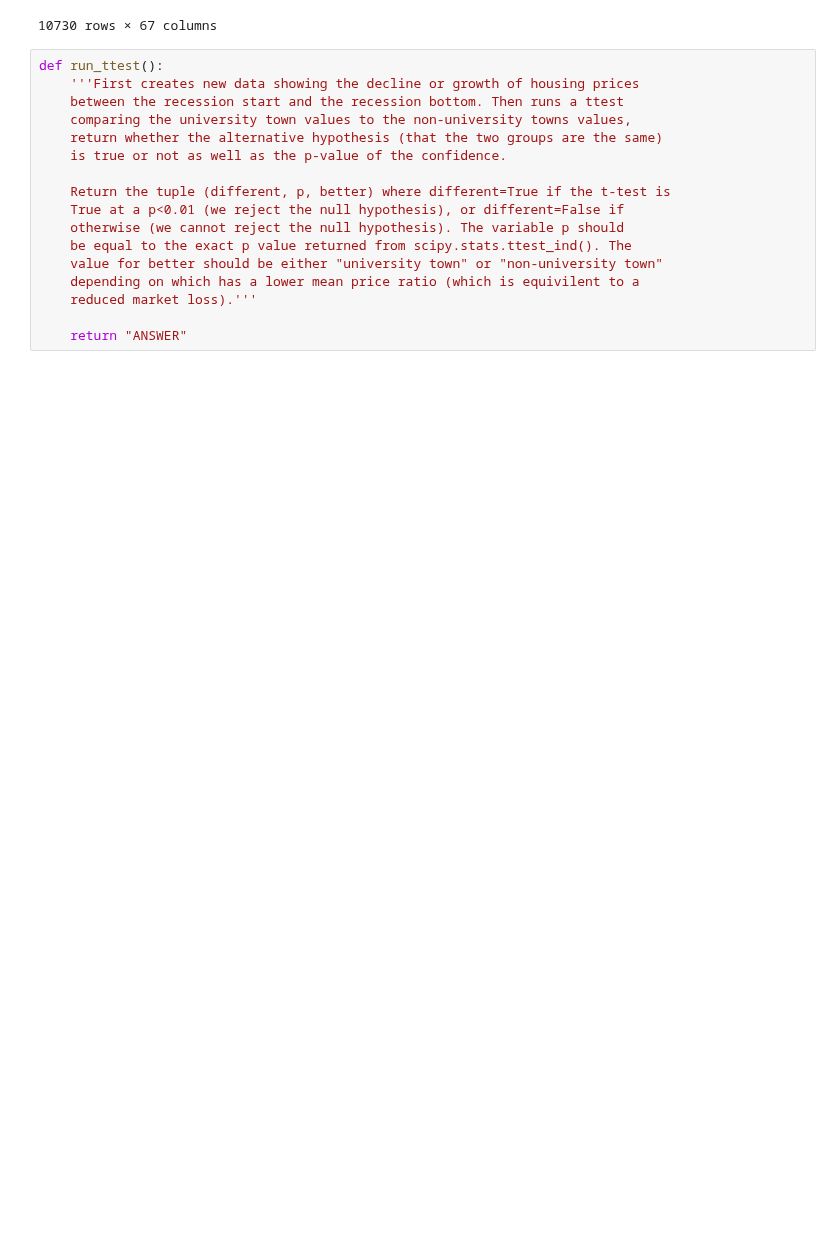
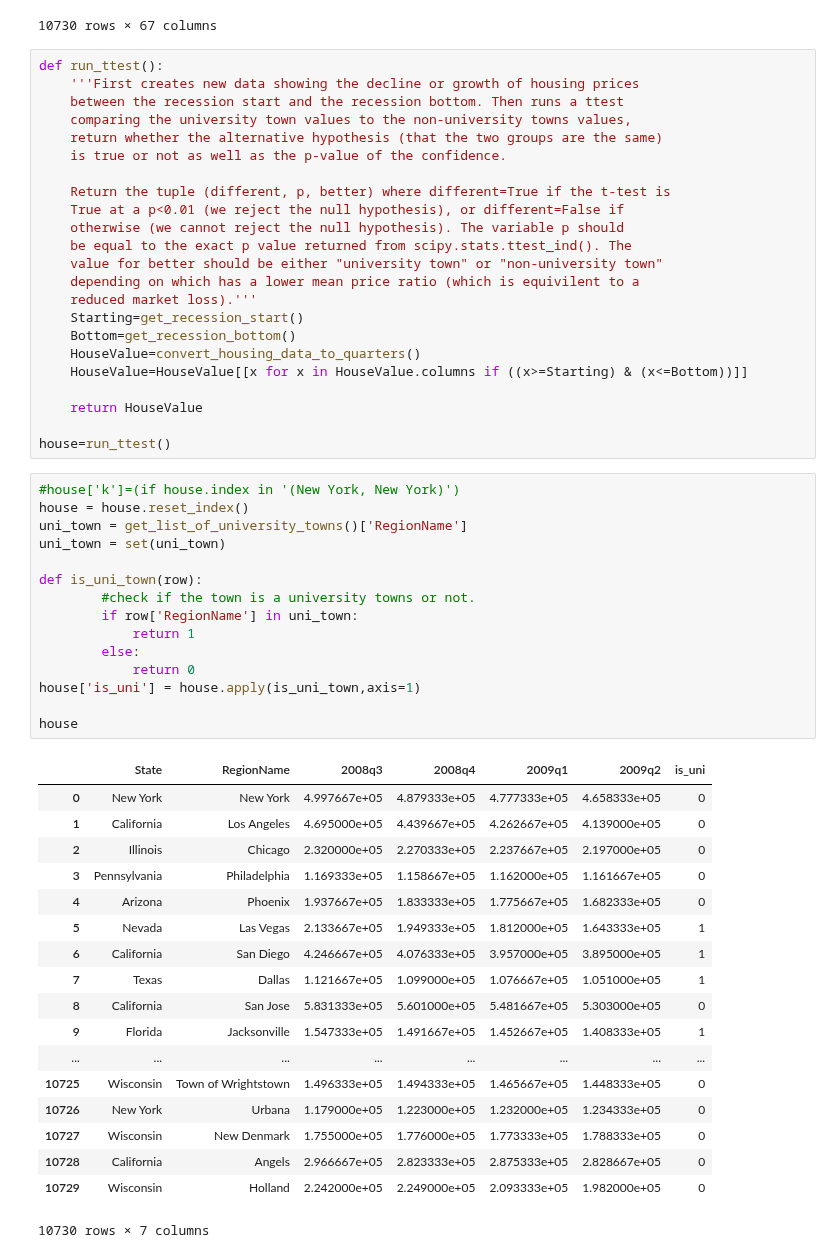
Before and after one commit to EnzoCalogero/Python_DataScience, a Jupyter notebook: course1/Assignment 4.ipynb, the cells around one changed output. Drawn from its saved outputs; the diff is of its cells as text; blank space fills up the shorter version.

```diff
--- a/course1/Assignment 4.ipynb
+++ b/course1/Assignment 4.ipynb
@@ -243,5 +243,45 @@ def run_ttest():
     value for better should be either "university town" or "non-university town"
     depending on which has a lower mean price ratio (which is equivilent to a
     reduced market loss).'''
+    Starting=get_recession_start()
+    Bottom=get_recession_bottom()
+    HouseValue=convert_housing_data_to_quarters()
+    HouseValue=HouseValue[[x for x in HouseValue.columns if ((x>=Starting) & (x<=Bottom))]]
 
-    return "ANSWER"
+    return HouseValue
+
+house=run_ttest()
+# %%
+#house['k']=(if house.index in '(New York, New York)')
+house = house.reset_index()
+uni_town = get_list_of_university_towns()['RegionName']
+uni_town = set(uni_town)
+
+def is_uni_town(row):
+        #check if the town is a university towns or not.
+        if row['RegionName'] in uni_town:
+            return 1
+        else:
+            return 0
+house['is_uni'] = house.apply(is_uni_town,axis=1)
+
+house
+# %% [output]
+|  | State | RegionName | 2008q3 | 2008q4 | 2009q1 | 2009q2 | is_uni |
+| 0 | New York | New York | 4.997667e+05 | 4.879333e+05 | 4.777333e+05 | 4.658333e+05 | 0 |
+| 1 | California | Los Angeles | 4.695000e+05 | 4.439667e+05 | 4.262667e+05 | 4.139000e+05 | 0 |
+| 2 | Illinois | Chicago | 2.320000e+05 | 2.270333e+05 | 2.237667e+05 | 2.197000e+05 | 0 |
+| 3 | Pennsylvania | Philadelphia | 1.169333e+05 | 1.158667e+05 | 1.162000e+05 | 1.161667e+05 | 0 |
+| 4 | Arizona | Phoenix | 1.937667e+05 | 1.833333e+05 | 1.775667e+05 | 1.682333e+05 | 0 |
+| 5 | Nevada | Las Vegas | 2.133667e+05 | 1.949333e+05 | 1.812000e+05 | 1.643333e+05 | 1 |
+| 6 | California | San Diego | 4.246667e+05 | 4.076333e+05 | 3.957000e+05 | 3.895000e+05 | 1 |
+| 7 | Texas | Dallas | 1.121667e+05 | 1.099000e+05 | 1.076667e+05 | 1.051000e+05 | 1 |
+| 8 | California | San Jose | 5.831333e+05 | 5.601000e+05 | 5.481667e+05 | 5.303000e+05 | 0 |
+| 9 | Florida | Jacksonville | 1.547333e+05 | 1.491667e+05 | 1.452667e+05 | 1.408333e+05 | 1 |
+| ... | ... | ... | ... | ... | ... | ... | ... |
+| 10725 | Wisconsin | Town of Wrightstown | 1.496333e+05 | 1.494333e+05 | 1.465667e+05 | 1.448333e+05 | 0 |
+| 10726 | New York | Urbana | 1.179000e+05 | 1.223000e+05 | 1.232000e+05 | 1.234333e+05 | 0 |
+| 10727 | Wisconsin | New Denmark | 1.755000e+05 | 1.776000e+05 | 1.773333e+05 | 1.788333e+05 | 0 |
+| 10728 | California | Angels | 2.966667e+05 | 2.823333e+05 | 2.875333e+05 | 2.828667e+05 | 0 |
+| 10729 | Wisconsin | Holland | 2.242000e+05 | 2.249000e+05 | 2.093333e+05 | 1.982000e+05 | 0 |
+10730 rows × 7 columns
```
